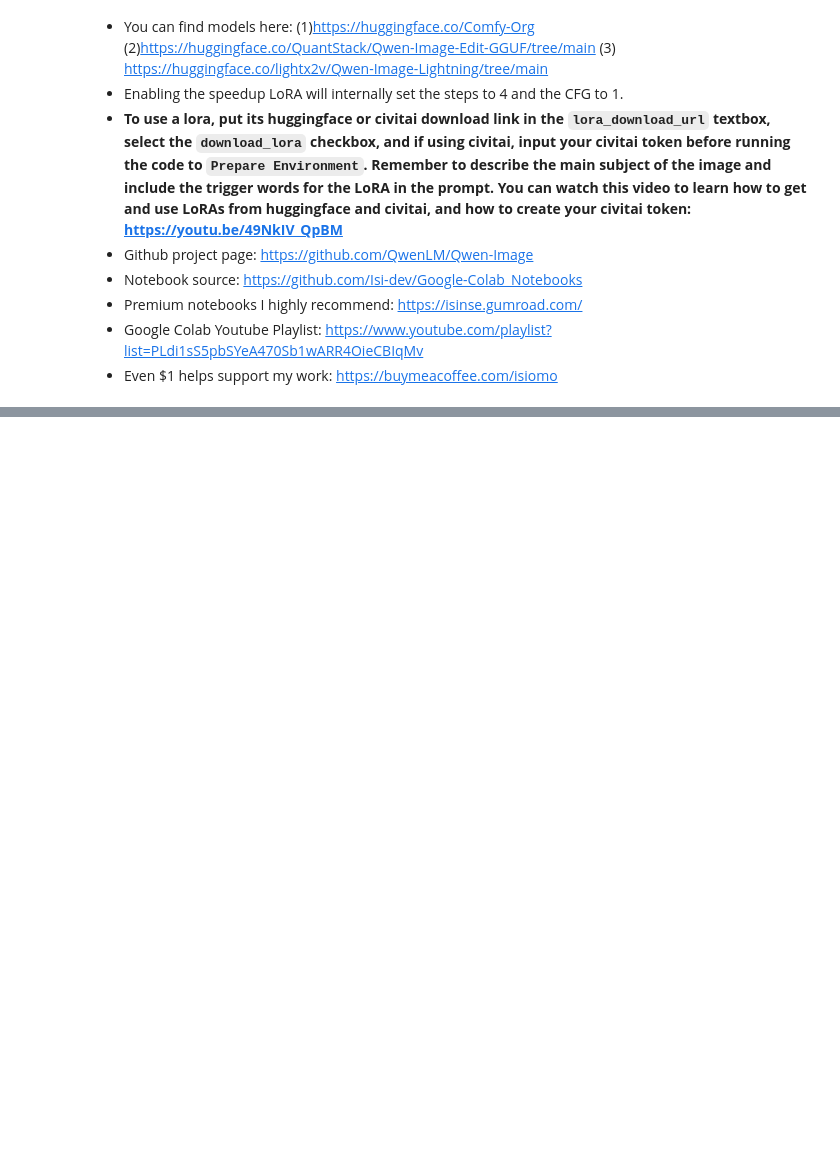
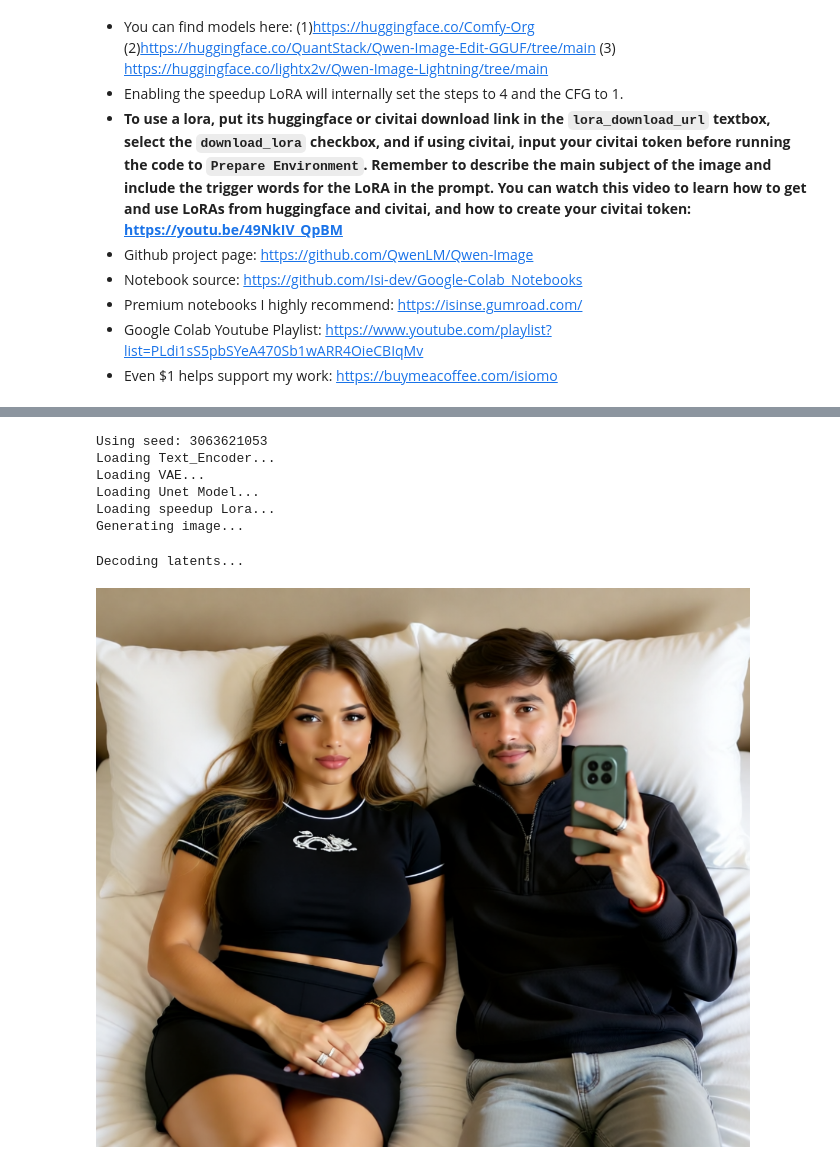
Before and after one commit to Pawan947/Event_search, a Jupyter notebook: Qwen_Image/Qwen_Image_Gen_Edit.ipynb, the cells around one changed output, grey strips where cells are left out. Saved outputs shown, nothing was run; the diff lists cells and outputs as text; code cells hidden in the pictures; blank space fills up the shorter version.

```diff
--- a/Qwen_Image/Qwen_Image_Gen_Edit.ipynb
+++ b/Qwen_Image/Qwen_Image_Gen_Edit.ipynb
@@ -887,7 +890,7 @@ if display_upload:
 # %%
 # @markdown # 💥2. Generate/Edit Image
 
-positive_prompt="A man carrying a beautiful young lady in his arms" # @param {"type":"string"}
+positive_prompt="they are on a bed girl beautifull dressed " # @param {"type":"string"}
 negative_prompt="jpeg compression" # @param {"type":"string"}
 shift=3 # @param {"type":"slider","min":0.0,"max":100.0,"step":0.1}
 # @markdown ---
@@ -929,30 +932,39 @@ print(f"Using seed: {seed}")
 
 if do_not_use_uploaded_image2 and file_uploaded22 is not None:
     file_uploaded22 = None
 
 edit_input(
     image_path = file_uploaded11,
     image_path2 = file_uploaded22,
     positive_prompt = positive_prompt,
     negative_prompt = negative_prompt,
     guidance = shift,
     generate_image = generate_image,
     change_resolution=change_resolution,
     width=new_width,
     height=new_height,
     change_output_resolution=change_output_resolution,
     width_out=width_out,
     height_out=height_out,
     seed = seed,
     steps = steps,
     cfg = cfg,
     sampler_name = sampler_name,
     scheduler = scheduler,
     denoise = denoise,
     use_turbo_lora = use_speedup_lora,
     use_lora = use_lora,
     LoRA_Strength = LoRA_Strength,
     overwrite = overwrite_previous_output
 )
 
 clear_memory()
+# %% [output]
+Using seed: 3063621053
+Loading Text_Encoder...
+Loading VAE...
+Loading Unet Model...
+Loading speedup Lora...
+Generating image...
+Decoding latents...
+[figure, added]
```
Also changed, not shown: parts of 3 cells of this notebook.
